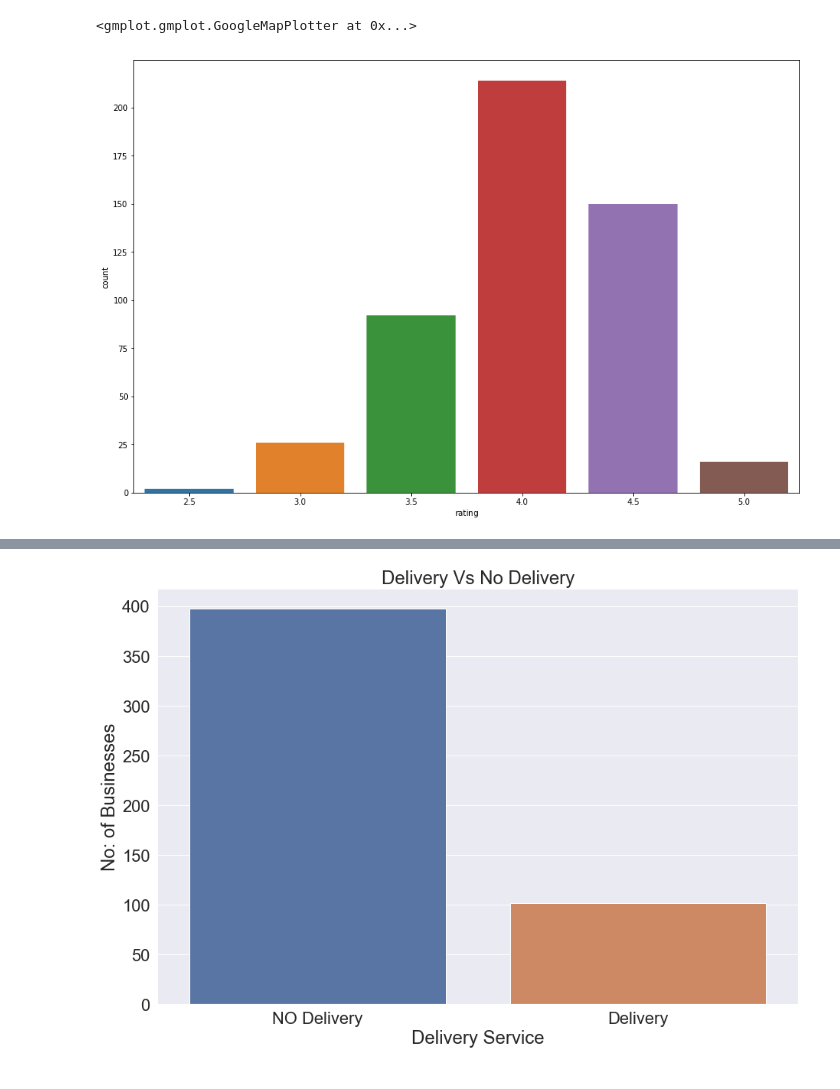
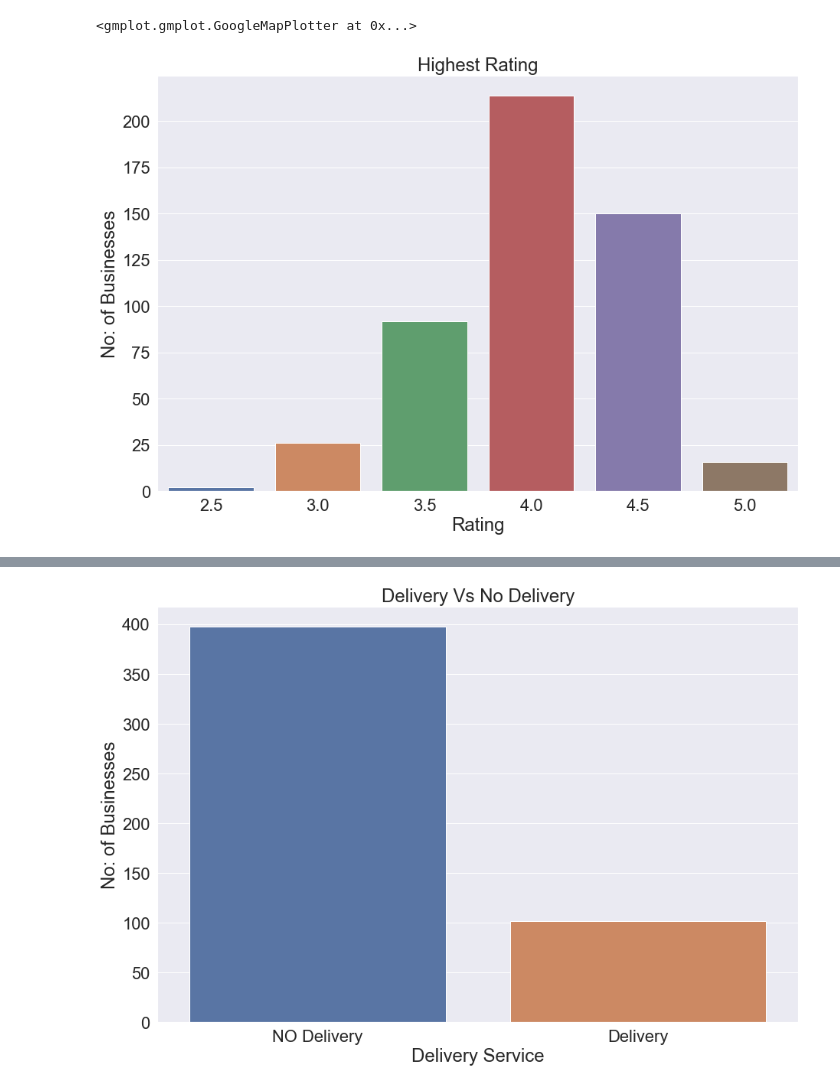
Before and after one commit to fnusandhiya/YELP, a Jupyter notebook: yelp.ipynb, the cells around one changed output, grey strips where cells are left out. Drawn from its saved outputs; the diff is of its cells as text; code cells hidden in the pictures.

```diff
--- a/yelp.ipynb
+++ b/yelp.ipynb
@@ -159,8 +178,12 @@ gmap
 # %%
 #Use a plot to visualize the frequency of rating
 plt.figure(figsize=(15,10))
-sns.countplot(x='rating',data=yelp);
+a = sns.countplot(x='rating',data=yelp);
+a.set_title('Highest Rating')
+a.set_ylabel('No: of Businesses')
+a.set_xlabel('Rating');
 
-#we can see that most of the businesses in cleveland had got a rating of 4.0 with a review count of more than 200.
+#save the figure
+fig.savefig("rating.png")
 # %% [output]
-[figure, old version]
+[figure, new version]
```
Also changed, not shown: parts of 17 cells of this notebook, 11 other files.
